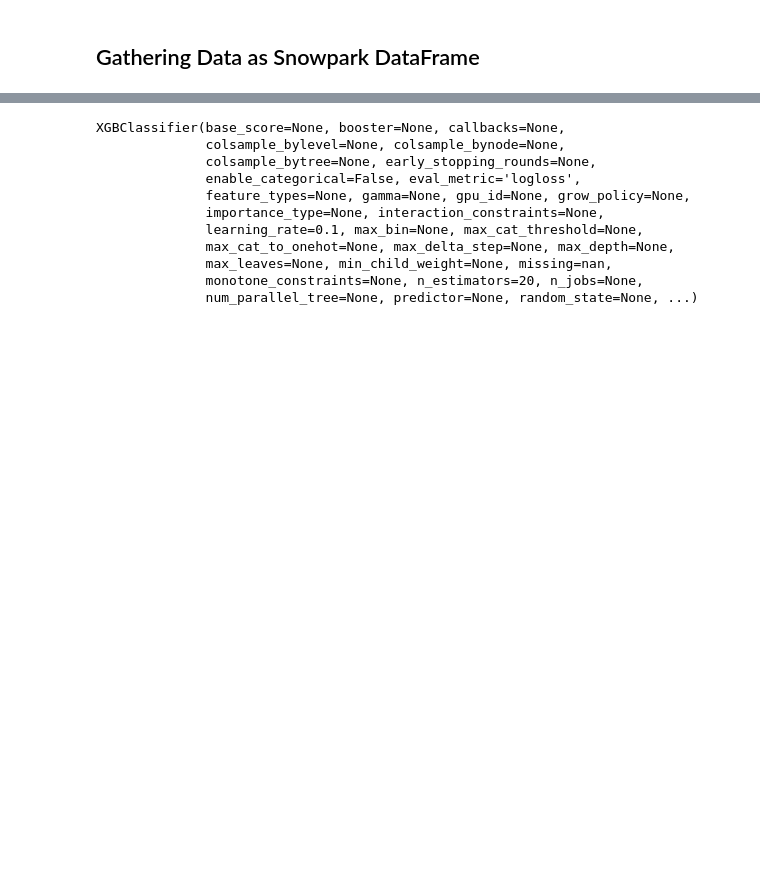
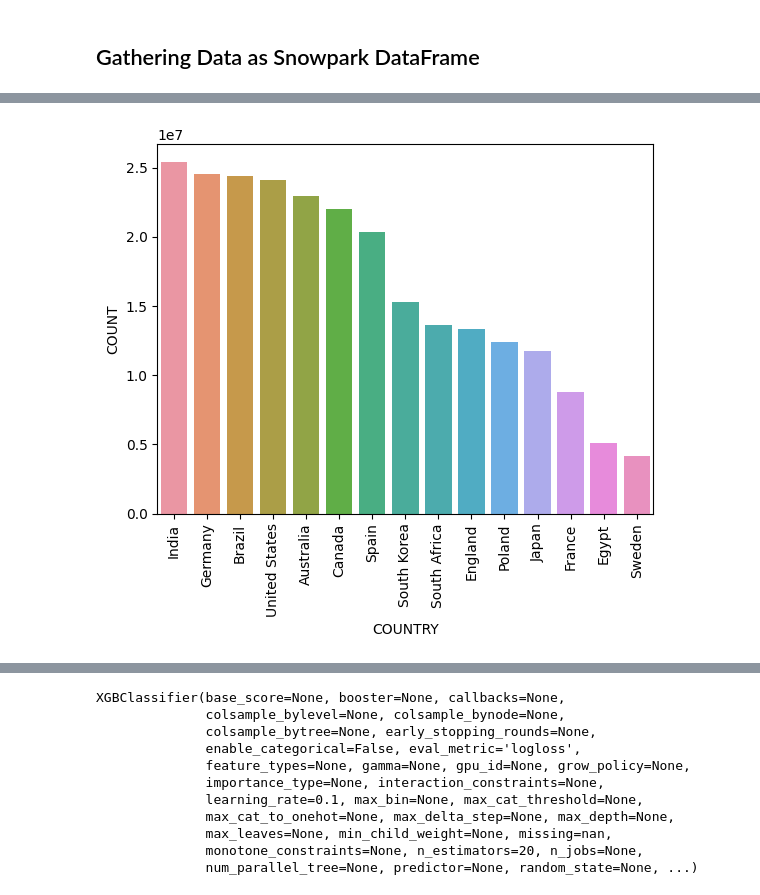
Before and after one commit to R-otato/Tasty_Insights, a Jupyter notebook: Test.ipynb, the cells around one changed output, grey strips where cells are left out. Saved outputs shown, nothing was run; the diff lists cells and outputs as text; code cells hidden in the pictures; blank space fills up the shorter version.

```diff
--- a/Test.ipynb
+++ b/Test.ipynb
@@ -72,0 +83,9 @@ tasty_bytes_customer_loyalty = session.table("frostbyte_tasty_bytes.raw_customer
+# %%
+#Number of unique transactions
+temp_df=tasty_bytes_orders_v.group_by(F.col('COUNTRY')).agg(F.countDistinct('ORDER_ID').alias('COUNT')).to_pandas().sort_values(by='COUNT',ascending=False)
+sns.barplot(x='COUNTRY',y='COUNT',data=temp_df)
+plt.xticks(rotation=90)
+plt.title('')
+plt.show()
+# %% [output]
+[figure, added]
```
Also changed, not shown: parts of 34 cells of this notebook.
